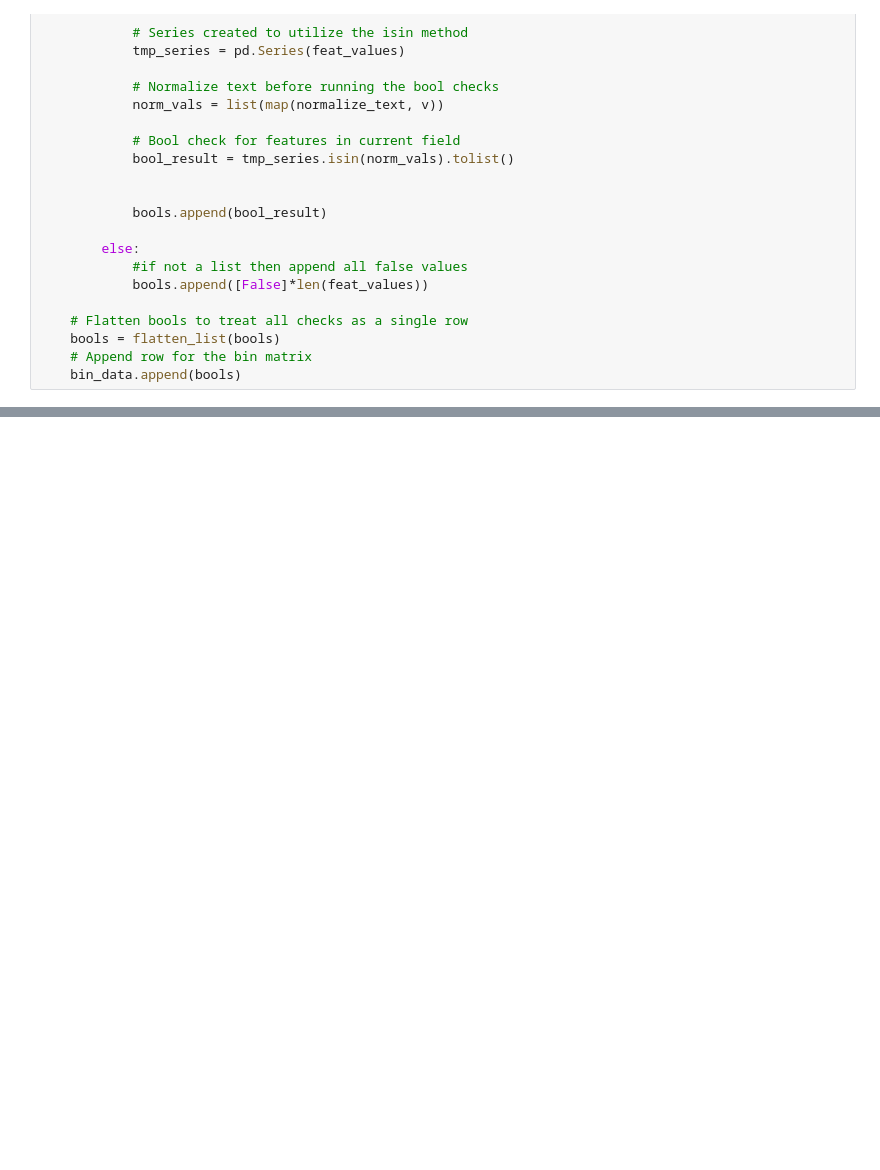
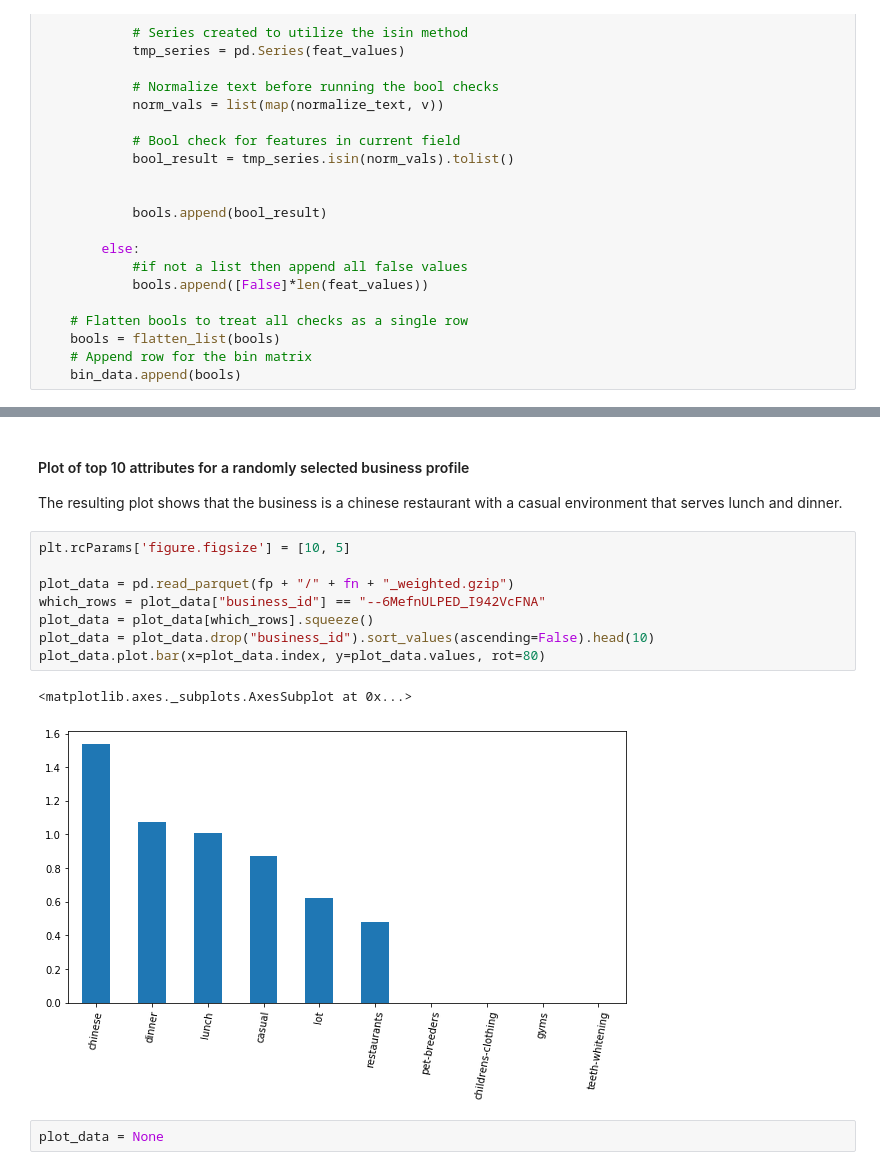
Before and after one commit to Papyss/capstone, a Jupyter notebook: capstone_bus_prof.ipynb, the cells around one changed output, grey strips where cells are left out. Cells and saved outputs as stored; diff of their text form; blank space fills up the shorter version.

```diff
--- a/capstone_bus_prof.ipynb
+++ b/capstone_bus_prof.ipynb
@@ -440,0 +581,16 @@ df_bin_data = None
+# %% [markdown]
+#### Plot of top 10 attributes for a randomly selected business profile
+<p>The resulting plot shows that the business is a chinese restaurant with a casual environment that serves lunch and dinner.</p>
+# %%
+plt.rcParams['figure.figsize'] = [10, 5]
+
+plot_data = pd.read_parquet(fp + "/" + fn + "_weighted.gzip")
+which_rows = plot_data["business_id"] == "--6MefnULPED_I942VcFNA"
+plot_data = plot_data[which_rows].squeeze()
+plot_data = plot_data.drop("business_id").sort_values(ascending=False).head(10)
+plot_data.plot.bar(x=plot_data.index, y=plot_data.values, rot=80)
+# %% [output]
+<matplotlib.axes._subplots.AxesSubplot at 0x...>
+[figure, added]
+# %%
+plot_data = None
```
Also changed, not shown: parts of 42 cells of this notebook, 9 other files.
